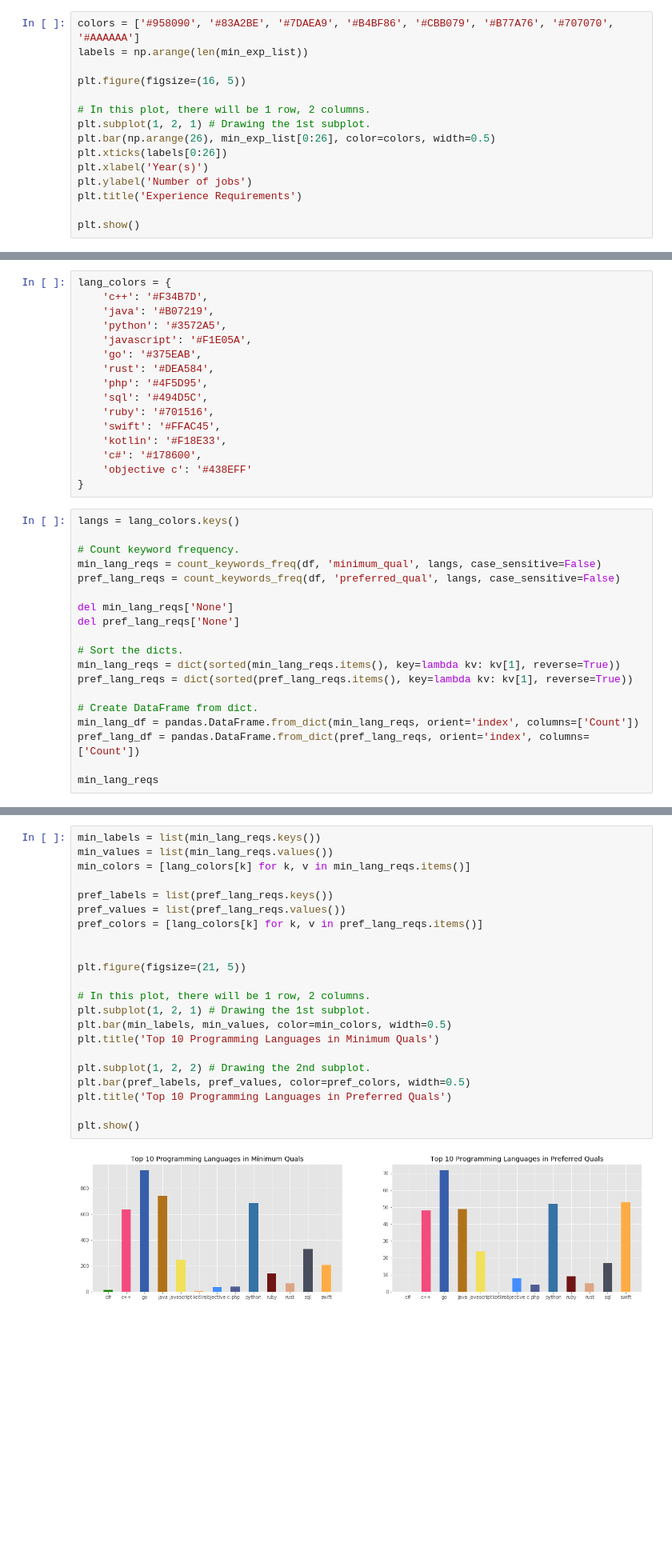
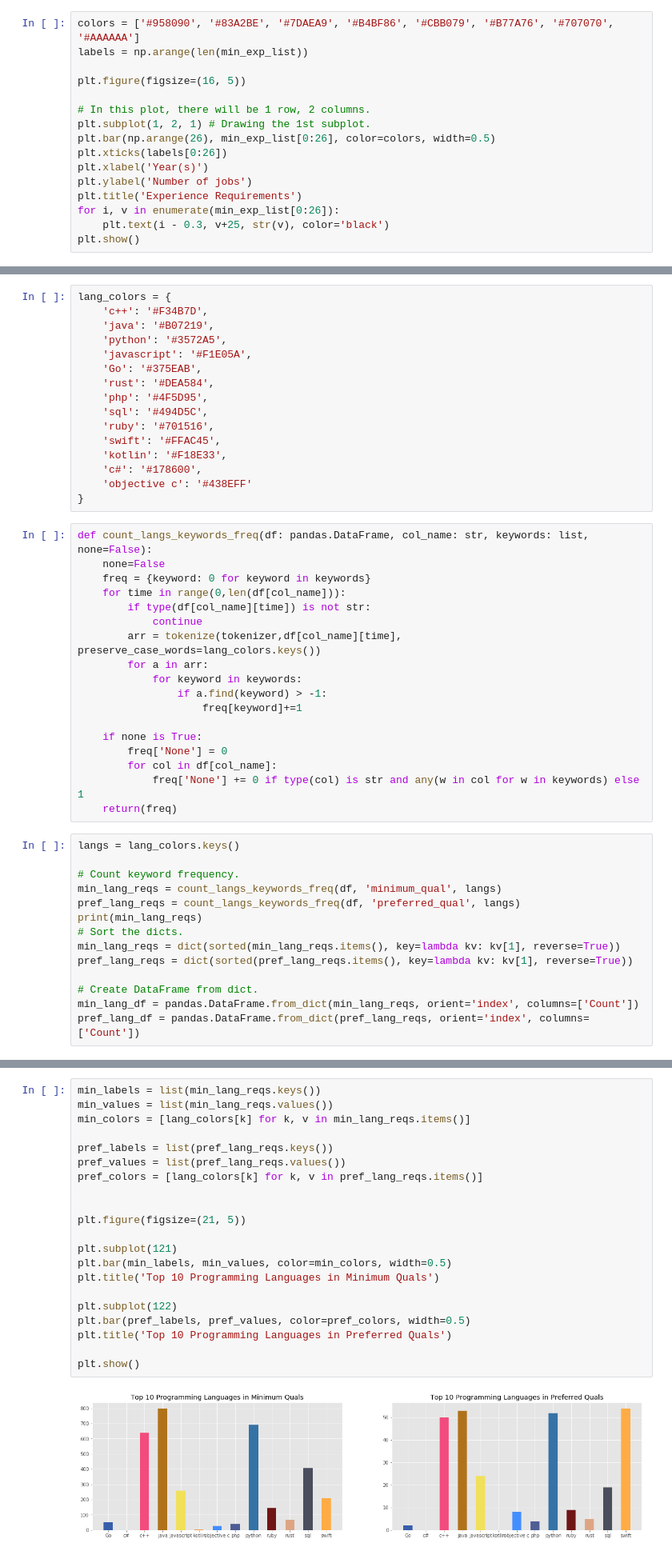
Before and after one commit to a19990506/Hello-World, a Jupyter notebook: project/Apple_analyze.ipynb, the cells around one changed output, grey strips where cells are left out. Shown at 80% size. Drawn from its saved outputs; the diff is of its cells as text; blank space fills up the shorter version.

```diff
--- a/project/Apple_analyze.ipynb
+++ b/project/Apple_analyze.ipynb
@@ -134,6 +150,7 @@ plt.xticks(labels[0:26])
 plt.xlabel('Year(s)')
 plt.ylabel('Number of jobs')
 plt.title('Experience Requirements')
-
+for i, v in enumerate(min_exp_list[0:26]):
+    plt.text(i - 0.3, v+25, str(v), color='black')
 plt.show()
 # %% [output]
@@ -173,7 +190,7 @@ lang_colors = {
     'java': '#B07219',
     'python': '#3572A5',
     'javascript': '#F1E05A',
-    'go': '#375EAB',
+    'Go': '#375EAB',
     'rust': '#DEA584',
     'php': '#4F5D95',
     'sql': '#494D5C',
@@ -183,16 +200,31 @@ lang_colors = {
     'c#': '#178600',
     'objective c': '#438EFF'
 }
+# %%
+def count_langs_keywords_freq(df: pandas.DataFrame, col_name: str, keywords: list, none=False):
+    none=False
+    freq = {keyword: 0 for keyword in keywords}
+    for time in range(0,len(df[col_name])):
+        if type(df[col_name][time]) is not str:
+            continue
+        arr = tokenize(tokenizer,df[col_name][time], preserve_case_words=lang_colors.keys())
+        for a in arr:
+            for keyword in keywords:
+                if a.find(keyword) > -1:
+                    freq[keyword]+=1
+
+    if none is True:
+        freq['None'] = 0
+        for col in df[col_name]:
+            freq['None'] += 0 if type(col) is str and any(w in col for w in keywords) else 1
+    return(freq)
 # %%
 langs = lang_colors.keys()
 
 # Count keyword frequency.
-min_lang_reqs = count_keywords_freq(df, 'minimum_qual', langs, case_sensitive=False)
-pref_lang_reqs = count_keywords_freq(df, 'preferred_qual', langs, case_sensitive=False)
-
-del min_lang_reqs['None']
-del pref_lang_reqs['None']
-
+min_lang_reqs = count_langs_keywords_freq(df, 'minimum_qual', langs)
+pref_lang_reqs = count_langs_keywords_freq(df, 'preferred_qual', langs)
+print(min_lang_reqs)
 # Sort the dicts.
 min_lang_reqs = dict(sorted(min_lang_reqs.items(), key=lambda kv: kv[1], reverse=True))
 pref_lang_reqs = dict(sorted(pref_lang_reqs.items(), key=lambda kv: kv[1], reverse=True))
@@ -200,6 +232,4 @@ pref_lang_reqs = dict(sorted(pref_lang_reqs.items(), key=lambda kv: kv[1], rever
 # Create DataFrame from dict.
 min_lang_df = pandas.DataFrame.from_dict(min_lang_reqs, orient='index', columns=['Count'])
 pref_lang_df = pandas.DataFrame.from_dict(pref_lang_reqs, orient='index', columns=['Count'])
-
-min_lang_reqs
 # %% [output]
@@ -219,25 +237,24 @@ min_lang_reqs
 # %%
 min_labels = list(min_lang_reqs.keys())
 min_values = list(min_lang_reqs.values())
 min_colors = [lang_colors[k] for k, v in min_lang_reqs.items()]
 
 pref_labels = list(pref_lang_reqs.keys())
 pref_values = list(pref_lang_reqs.values())
 pref_colors = [lang_colors[k] for k, v in pref_lang_reqs.items()]
 
 
 plt.figure(figsize=(21, 5))
 
-# In this plot, there will be 1 row, 2 columns.
-plt.subplot(1, 2, 1) # Drawing the 1st subplot.
+plt.subplot(121)
 plt.bar(min_labels, min_values, color=min_colors, width=0.5)
 plt.title('Top 10 Programming Languages in Minimum Quals')
 
-plt.subplot(1, 2, 2) # Drawing the 2nd subplot.
+plt.subplot(122)
 plt.bar(pref_labels, pref_values, color=pref_colors, width=0.5)
 plt.title('Top 10 Programming Languages in Preferred Quals')
 
 plt.show()
 # %% [output]
-[figure, old version]
+[figure, new version]
 # %% [markdown]
```
Also changed, not shown: parts of 26 cells of this notebook, 2 other files.
